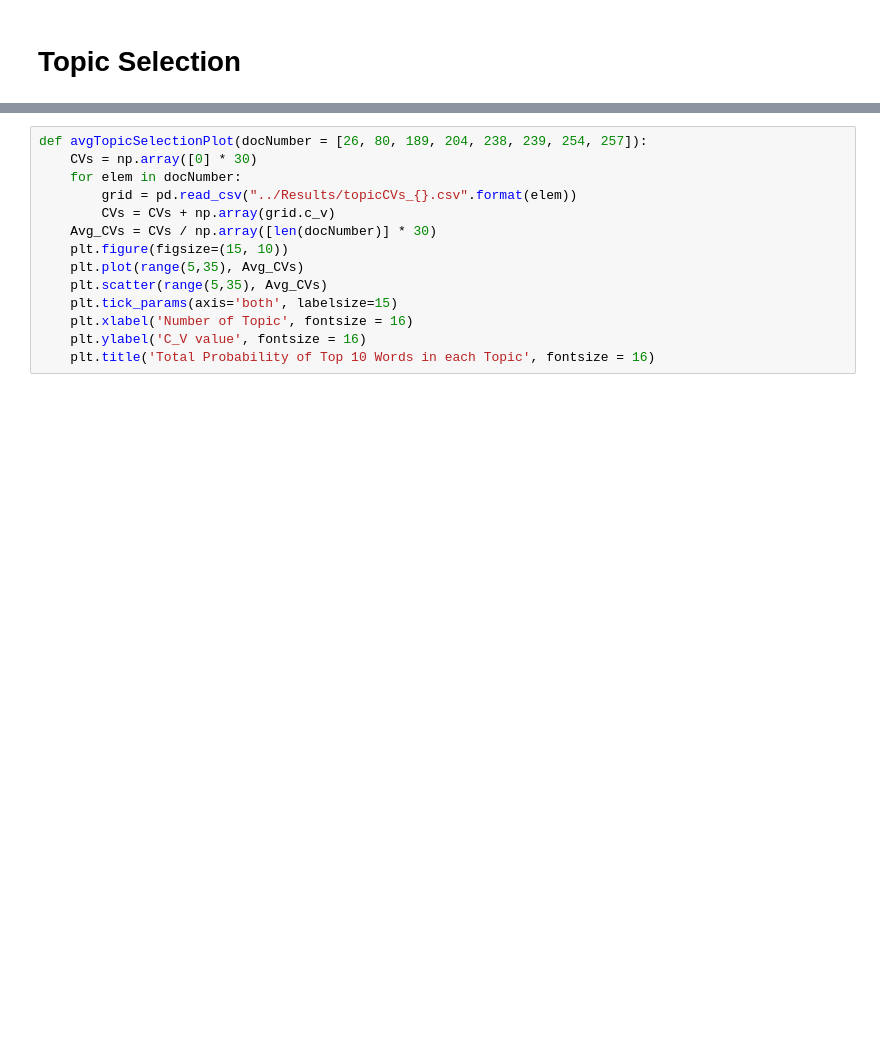
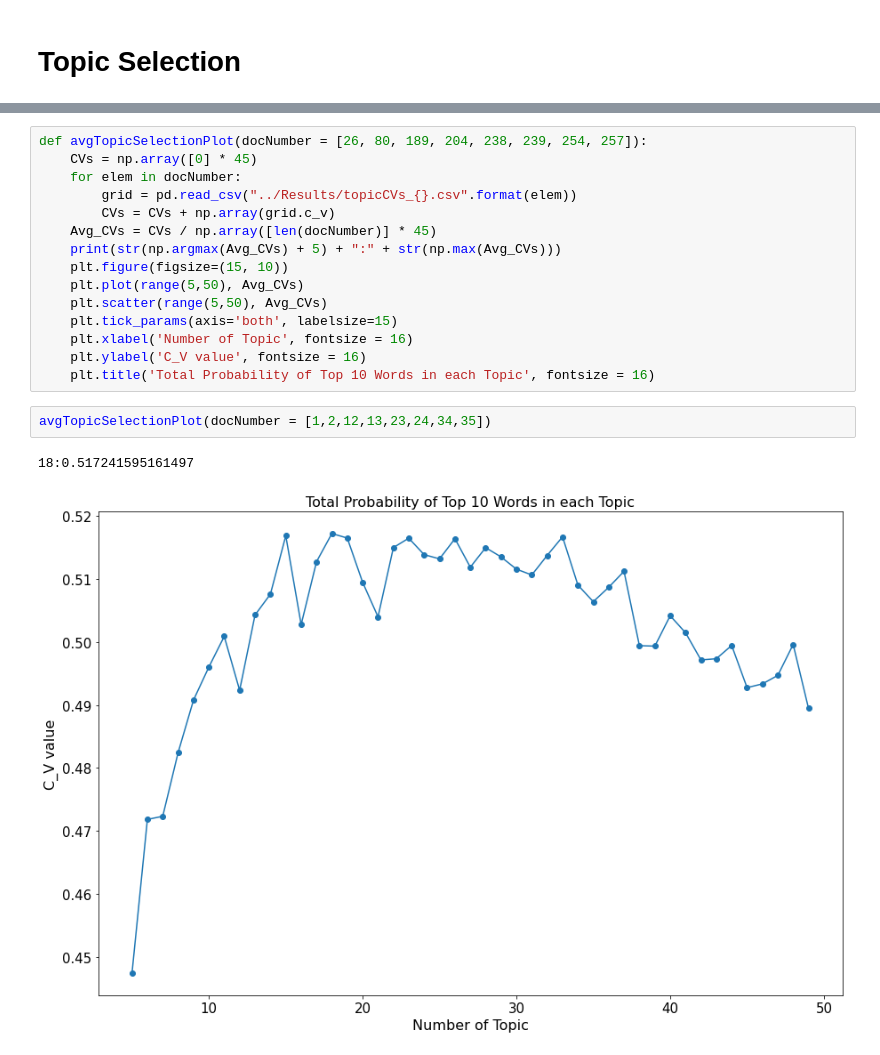
Before and after one commit to Kyle-J-Sun/CMEE_Final_Project, a Jupyter notebook: Code/LDA_Modelling.ipynb, the cells around one changed output, grey strips where cells are left out. Drawn from its saved outputs; the diff is of its cells as text; blank space fills up the shorter version.

```diff
--- a/Code/LDA_Modelling.ipynb
+++ b/Code/LDA_Modelling.ipynb
@@ -319,14 +310,20 @@ Text(0, 0.5, 'C_V value')
 # %%
 def avgTopicSelectionPlot(docNumber = [26, 80, 189, 204, 238, 239, 254, 257]):
-    CVs = np.array([0] * 30)
+    CVs = np.array([0] * 45)
     for elem in docNumber:
         grid = pd.read_csv("../Results/topicCVs_{}.csv".format(elem))
         CVs = CVs + np.array(grid.c_v)
-    Avg_CVs = CVs / np.array([len(docNumber)] * 30)
+    Avg_CVs = CVs / np.array([len(docNumber)] * 45)
+    print(str(np.argmax(Avg_CVs) + 5) + ":" + str(np.max(Avg_CVs)))
     plt.figure(figsize=(15, 10))
-    plt.plot(range(5,35), Avg_CVs)
-    plt.scatter(range(5,35), Avg_CVs)
+    plt.plot(range(5,50), Avg_CVs)
+    plt.scatter(range(5,50), Avg_CVs)
     plt.tick_params(axis='both', labelsize=15)
     plt.xlabel('Number of Topic', fontsize = 16)
     plt.ylabel('C_V value', fontsize = 16)
     plt.title('Total Probability of Top 10 Words in each Topic', fontsize = 16)
+# %%
+avgTopicSelectionPlot(docNumber = [1,2,12,13,23,24,34,35])
+# %% [output]
+18:0.517241595161497
+[figure, added]
```
Also changed, not shown: parts of 36 cells of this notebook, 5 other files.
